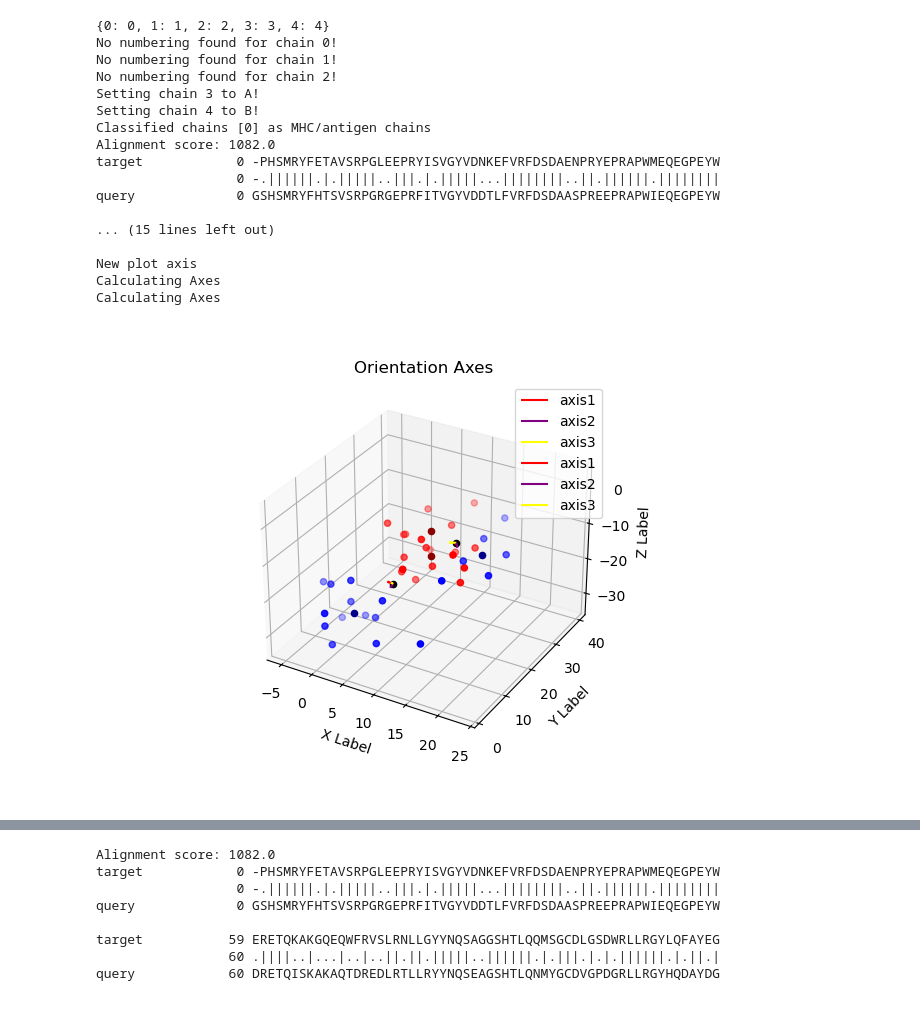
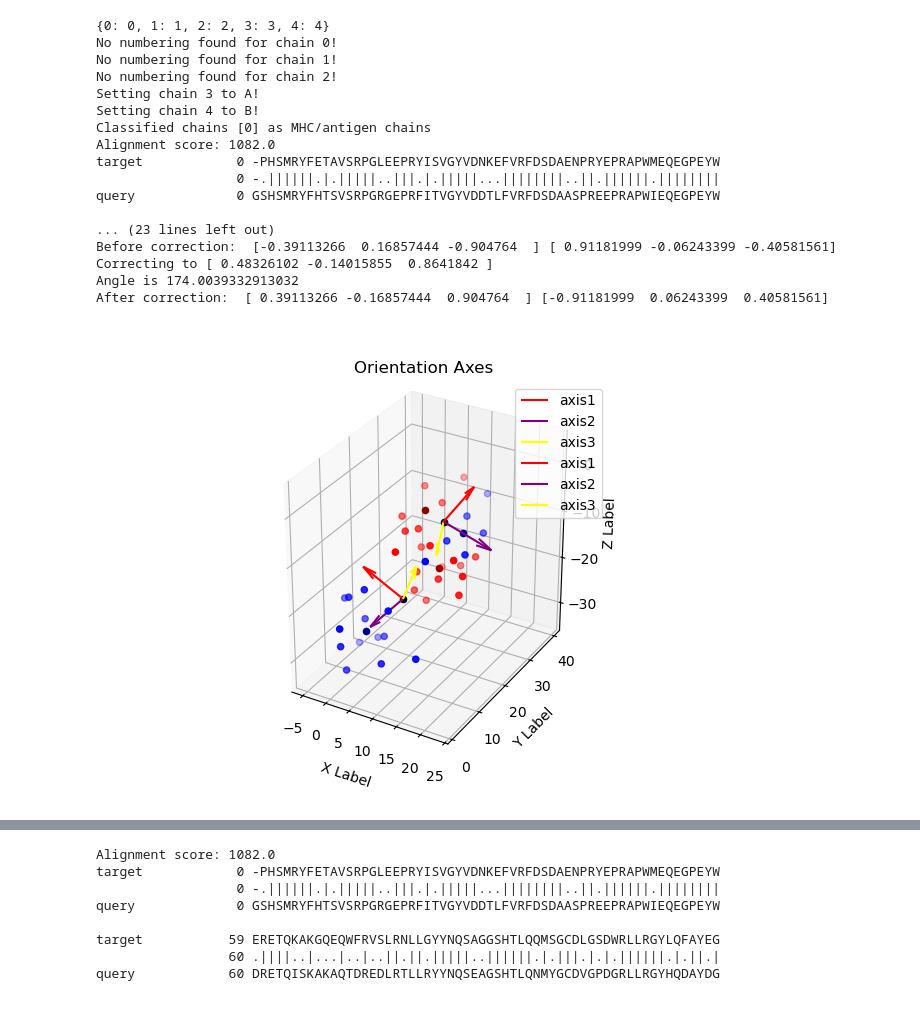
Before and after one commit to NTBiotech/flexcraft, a Jupyter notebook: notebooks/adapt/geometry_devel.ipynb, the cells around one changed output, grey strips where cells are left out. Drawn from its saved outputs; the diff is of its cells as text; code cells hidden in the pictures.

```diff
--- a/notebooks/adapt/geometry_devel.ipynb
+++ b/notebooks/adapt/geometry_devel.ipynb
@@ -22,6 +22,20 @@ import jax.numpy as jnp
 tmp = tempfile.TemporaryDirectory(prefix="geometry_devel_")
 tmpdir = Path(tmp.name)
 data_dir = Path("../../../Data/input_data/")
+# %%
+def download_structure(test_id, *args, **kwargs):
+    return (data_dir/test_id).with_suffix(".pdb")
+
+for test_id in [
+    "5BS0",
+    "3QDG",
+    "3GSN",
+    "7N2R",
+    "5EU6",
+    "1OGA",
+    "7RRG",
+    "7OW6",]:
+    clean_chothia(download_structure(test_id,out_dir=data_dir.__str__()))
 # %%
 # test axis relocation
 a = (np.concatenate([np.arange(6,12)[:,None],np.full((6,2),1)], axis=-1),np.concatenate([np.arange(6,12)[:,None],np.full((6,2),-1)], axis=-1))
@@ -103,13 +117,17 @@ positions_1 = get_mhc1_positions(mhc1_design, params_1)
 ax = plot_axes(
     a=get_mhc_coords(mhc1_design, positions_1)[:6],
     b=get_mhc_coords(mhc1_design, positions_1)[6:],
+    ref=get_mhc_ref(mhc1_design, params_1),
     plot_points=True,
+    normalize=10
 )
 ax = plot_axes(
     a=get_tcr_coords(mhc1_design, params_1["tcr_chain_index"])[:13],
     b=get_tcr_coords(mhc1_design, params_1["tcr_chain_index"])[13:],
+    ref=get_tcr_ref(mhc1_design, params_1),
     ax=ax,
-    #lim=(-1,1),
     plot_points=True,
+    normalize=10
     )
+ax.set_aspect("equal")
 # %% [output]
@@ -117,29 +135,29 @@ ERROR:2026-05-13 12:22:26,882:jax._src.xla_bridge:444: Jax plugin configuration
 Traceback (most recent call last):
   File "/home/ntbiotech/.miniforge/envs/flexcraft_2/lib/python3.10/site-packages/jax/_src/xla_bridge.py", line 442, in discover_pjrt_plugins
     plugin_module.initialize()
   File "/home/ntbiotech/.miniforge/envs/flexcraft_2/lib/python3.10/site-packages/jax_plugins/xla_cuda12/__init__.py", line 324, in initialize
     _check_cuda_versions(raise_on_first_error=True)
   File "/home/ntbiotech/.miniforge/envs/flexcraft_2/lib/python3.10/site-packages/jax_plugins/xla_cuda12/__init__.py", line 281, in _check_cuda_versions
     local_device_count = cuda_versions.cuda_device_count()
 RuntimeError: jaxlib/cuda/versions_helpers.cc:113: operation cuInit(0) failed: Unknown CUDA error 303; cuGetErrorName failed. This probably means that JAX was unable to load the CUDA libraries.
 {0: 0, 1: 1, 2: 2, 3: 3, 4: 4}
 No numbering found for chain 0!
 No numbering found for chain 1!
 No numbering found for chain 2!
 Setting chain 3 to A!
 Setting chain 4 to B!
 Classified chains [0] as MHC/antigen chains
 Alignment score: 1082.0
 target            0 -PHSMRYFETAVSRPGLEEPRYISVGYVDNKEFVRFDSDAENPRYEPRAPWMEQEGPEYW
                   0 -.||||||.|.|||||..|||.|.|||||...||||||||..||.||||||.||||||||
 query             0 GSHSMRYFHTSVSRPGRGEPRFITVGYVDDTLFVRFDSDAASPREEPRAPWIEQEGPEYW
 
-... (15 lines left out)
-
-New plot axis
-Calculating Axes
-Calculating Axes
+... (23 lines left out)
+Before correction:  [-0.39113266  0.16857444 -0.904764  ] [ 0.91181999 -0.06243399 -0.40581561]
+Correcting to [ 0.48326102 -0.14015855  0.8641842 ]
+Angle is 174.0039332913032
+After correction:  [ 0.39113266 -0.16857444  0.904764  ] [-0.91181999  0.06243399  0.40581561]
-[figure, old version]
+[figure, new version]
 # %%
 test_id = "8VD2"
 mhc2_design_path = clean_chothia(download_structure(test_id,out_dir=tmpdir.__str__()))
```
Also changed, not shown: parts of 11 cells of this notebook, 2 other files.
